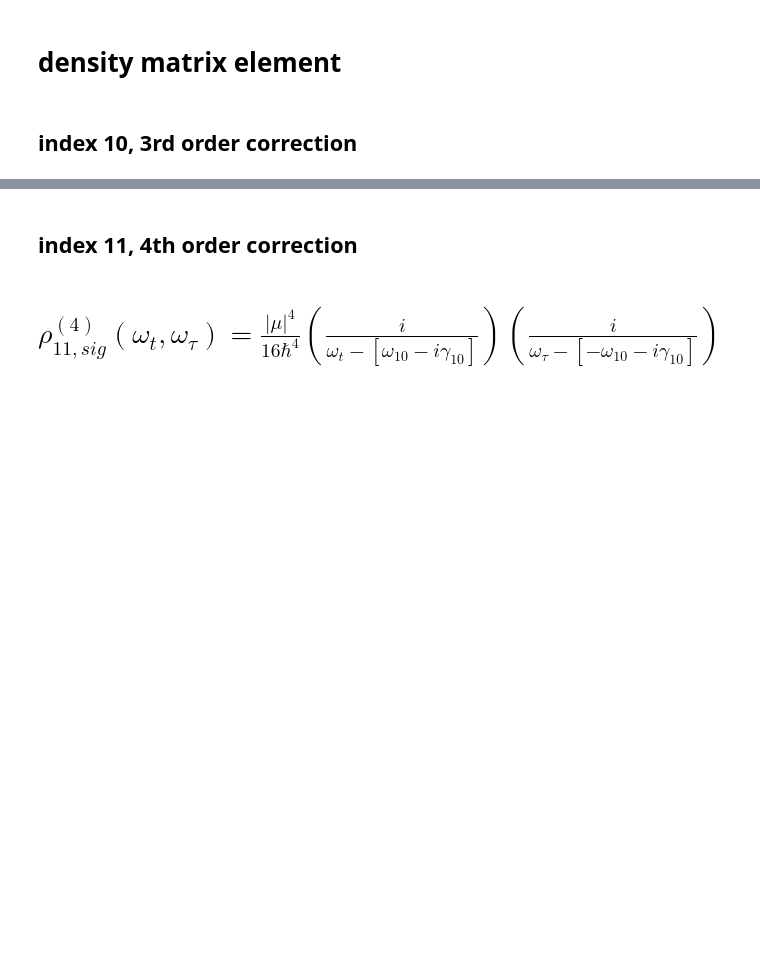
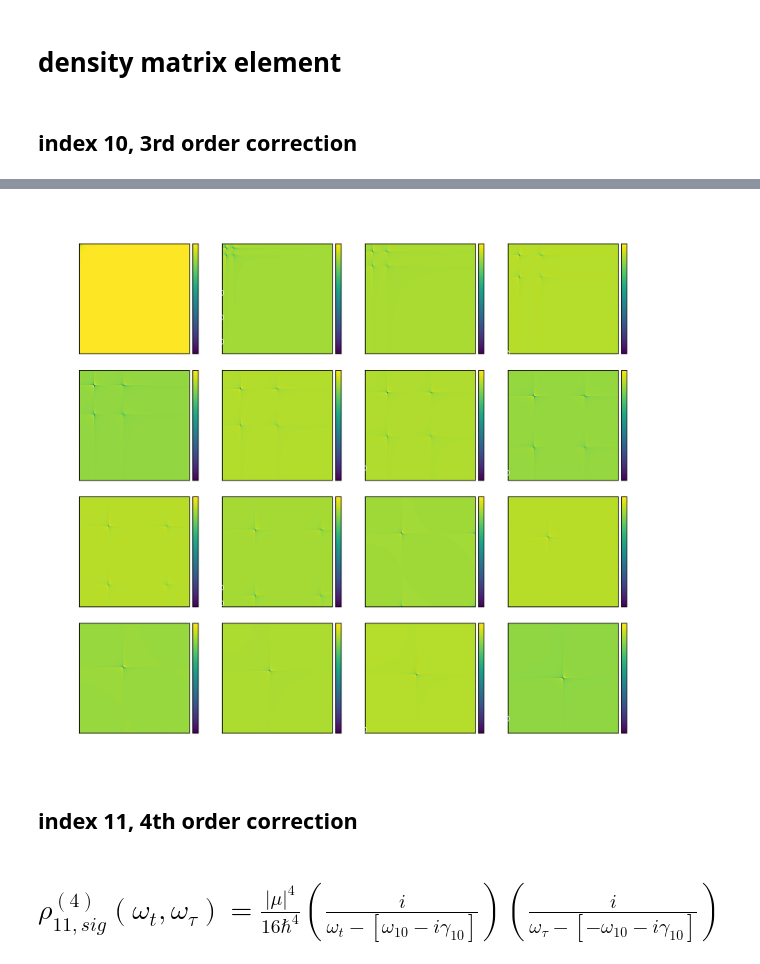
Before and after one commit to tommychinwj/HiddenSiVCenter, a Jupyter notebook: Figures3(a,b).ipynb, the cells around one changed output, grey strips where cells are left out. Drawn from its saved outputs; the diff is of its cells as text; code cells hidden in the pictures; blank space fills up the shorter version.

```diff
--- a/Figures3(a,b).ipynb
+++ b/Figures3(a,b).ipynb
@@ -202,3 +182,7 @@ plt.show()
+# %%
+_ = slices_plots(RHO_10_SIG_3.imag, shared_title=r'$\mathfrak{I} \left\{ \rho^{(3)}_{10,sig} (\omega_t, \omega_\tau) \right\}$')
+# %% [output]
+[figure, added]
 # %% [markdown]
 ## index 11, 4th order correction
 # %% [markdown]
```
Also changed, not shown: parts of 37 cells of this notebook.
